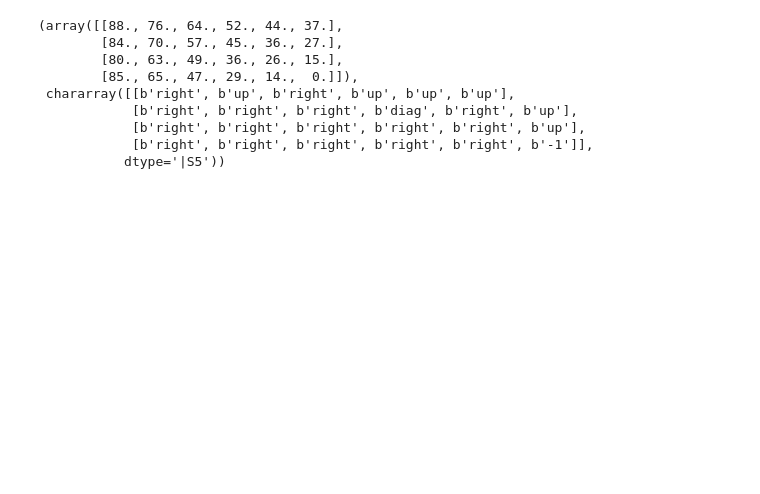
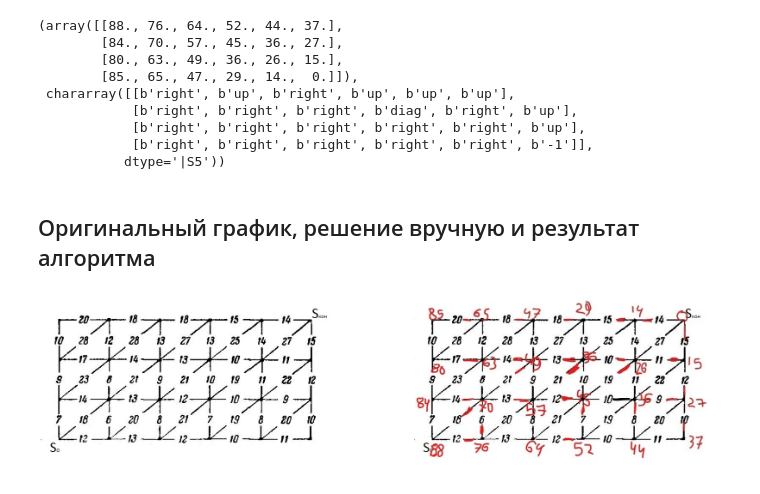
Before and after one commit to georgechaikin/dynamic-tasks, a Jupyter notebook: task-2.ipynb, the cells around one changed output. Drawn from its saved outputs; the diff is of its cells as text; code cells hidden in the pictures; blank space fills up the shorter version.

```diff
--- a/task-2.ipynb
+++ b/task-2.ipynb
@@ -29,7 +31,11 @@ def input_values(m, n, no_value = -1, save_path = os.path.join('data', 'map_2.tx
                 f.write(f'{key}->{(key[0]+1, key[1]+1)}: {way_map[key][2]}\n' )
         return way_map
 
-def read_map(map_path = os.path.join('data', 'map.txt'), no_value = -1):
+
+
+
+
+def read_map(map_path = os.path.join('data', 'map_2.txt'), no_value = -1):
     """
     Считывает координаты точек и затраты из txt файла
     """
@@ -57,5 +63,6 @@ def read_map(map_path = os.path.join('data', 'map.txt'), no_value = -1):
 
         return result
 # %%
-way_map = input_values(4, 6)
+way_map = read_map()
+print(way_map)
 # %% [output]
@@ -173,7 +149,8 @@ def solve_dynamically(way_map, m, n, no_value = -1):
 
     return opt_cost, directions_map
 # %%
-solve_dynamically(way_map, 4, 6)
+opt_cost, directions_map = solve_dynamically(way_map, 4, 6)
+opt_cost, directions_map
 # %% [output]
 (array([[88., 76., 64., 52., 44., 37.],
         [84., 70., 57., 45., 36., 27.],
@@ -184,3 +161,40 @@ solve_dynamically(way_map, 4, 6)
             [b'right', b'right', b'right', b'right', b'right', b'up'],
             [b'right', b'right', b'right', b'right', b'right', b'-1']],
            dtype='|S5'))
+# %% [markdown]
+## Оригинальный график, решение вручную и результат алгоритма
+# %%
+import matplotlib.pyplot as plt
+import cv2
+
+def get_optimal_path(point, directions_map, no_value = -1):
+    """
+    Возвращает путь от конкретной точки до конечной
+    """
+    points = [point]
+    m, n = directions_map.shape
+    no_value = bytes(str(no_value), encoding = 'utf-8')
+    while True:
+        direction = directions_map[point]
+        if direction == bytes('up', encoding = 'utf-8'):
+            point = (point[0]+1, point[1])
+        elif direction == bytes('right', encoding = 'utf-8'):
+            point = (point[0], point[1]+1)
+        elif direction == bytes('diag', encoding = 'utf-8'):
+            point = (point[0]+1, point[1]+1)
+        points+=[point]
+
+        if direction == no_value:
+            return np.array(points)[:,::-1]
+    return np.array(points)[:,::-1]
+
+plt.figure(figsize = [30, 30])
+plt.subplot(2,2,1)
+plt.imshow(cv2.imread(os.path.join('data', 'hw-2.5.jpg'))[:,:,::-1])
+plt.axis('off')
+plt.subplot(2,2,2)
+plt.imshow(cv2.imread(os.path.join('data', 'manually_hw-2.5.jpg'))[:,:,::-1])
+plt.axis('off')
+print()
+# %% [output]
+[figure, added]
```
Also changed, not shown: parts of 7 cells of this notebook, 1 other file.
